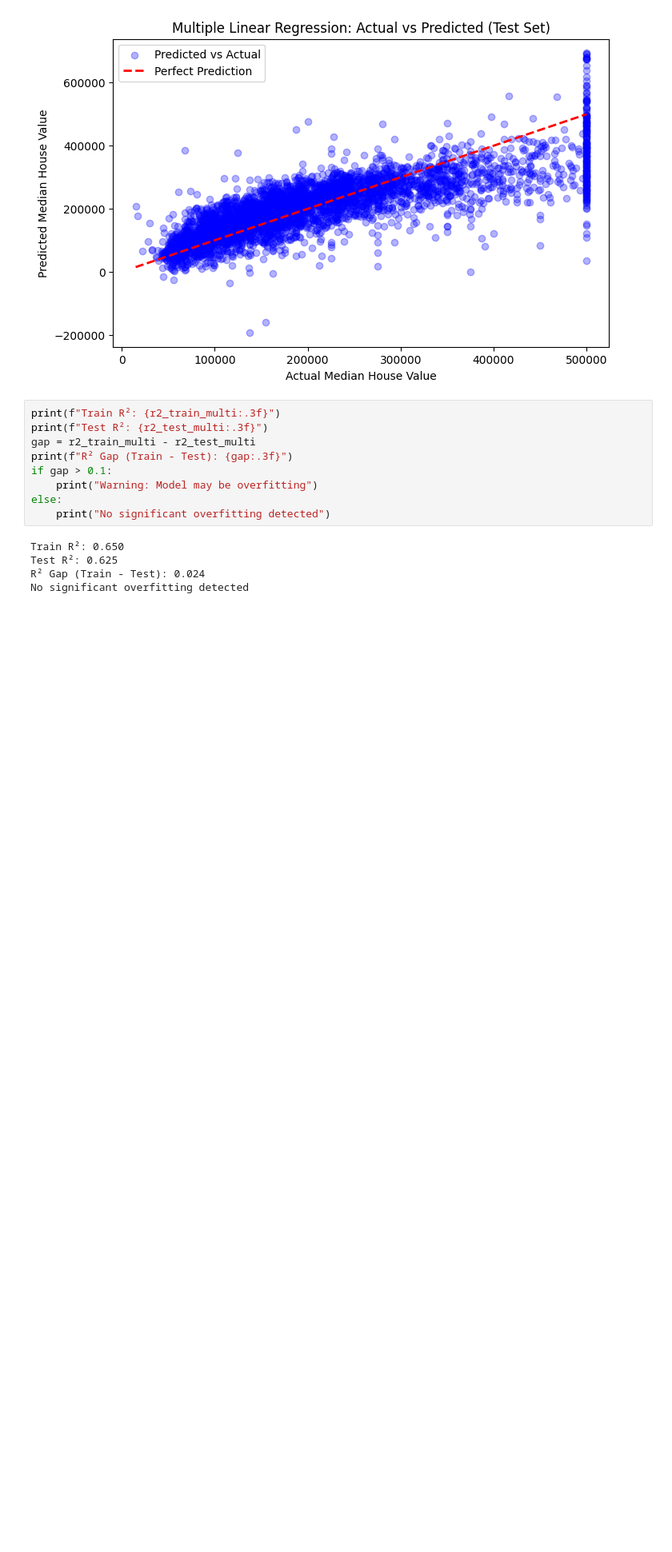
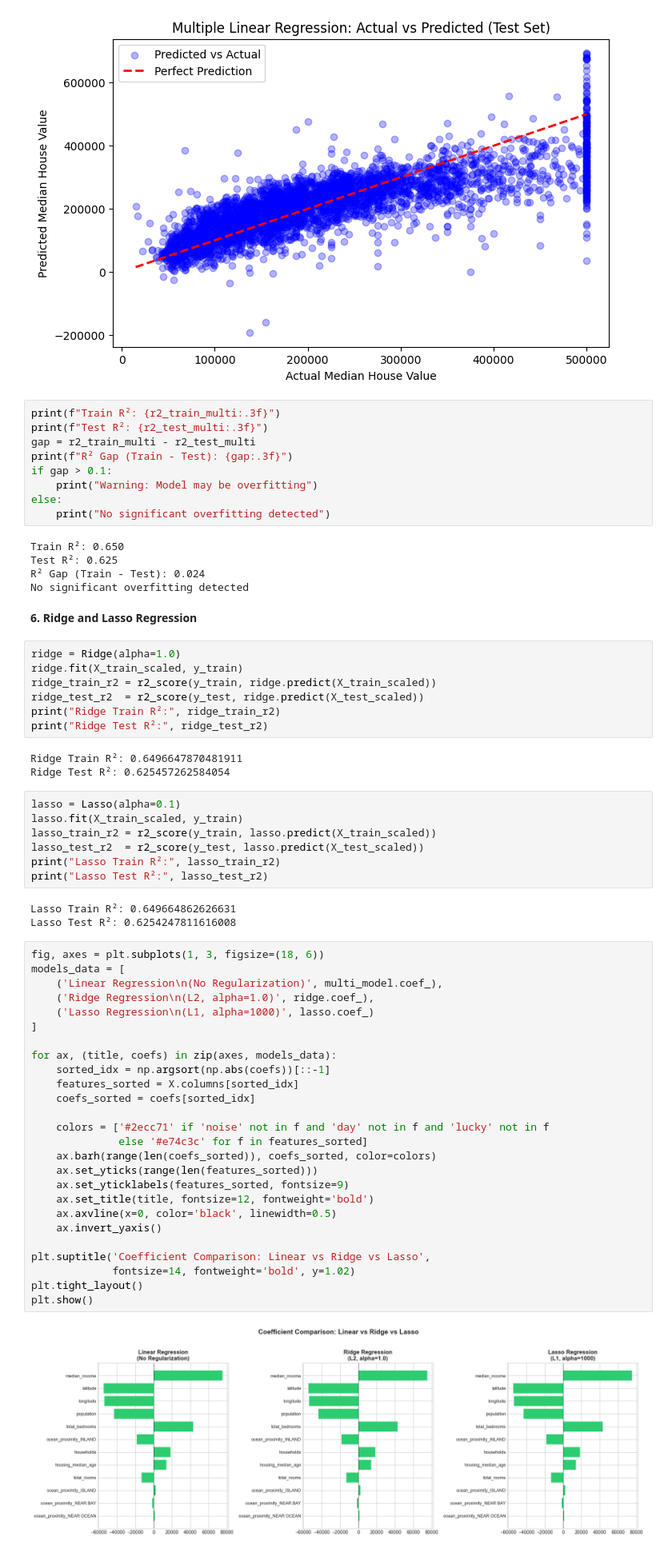
Before and after one commit to MMujtabaX/California-Housing-Price-Regression, a Jupyter notebook: regression.ipynb, the cells around one changed output. Shown at 80% size. Saved outputs shown, nothing was run; the diff lists cells and outputs as text; blank space fills up the shorter version.

Commit message:
Apply Ridge and Lasso regression, compare coefficients and tune alpha

```diff
--- a/regression.ipynb
+++ b/regression.ipynb
@@ -283,3 +285,53 @@ Train R²: 0.650
 Test R²: 0.625
 R² Gap (Train - Test): 0.024
 No significant overfitting detected
+# %% [markdown]
+**6. Ridge and Lasso Regression**
+# %%
+ridge = Ridge(alpha=1.0)
+ridge.fit(X_train_scaled, y_train)
+ridge_train_r2 = r2_score(y_train, ridge.predict(X_train_scaled))
+ridge_test_r2  = r2_score(y_test, ridge.predict(X_test_scaled))
+print("Ridge Train R²:", ridge_train_r2)
+print("Ridge Test R²:", ridge_test_r2)
+# %% [output]
+Ridge Train R²: 0.6496647870481911
+Ridge Test R²: 0.625457262584054
+# %%
+lasso = Lasso(alpha=0.1)
+lasso.fit(X_train_scaled, y_train)
+lasso_train_r2 = r2_score(y_train, lasso.predict(X_train_scaled))
+lasso_test_r2  = r2_score(y_test, lasso.predict(X_test_scaled))
+print("Lasso Train R²:", lasso_train_r2)
+print("Lasso Test R²:", lasso_test_r2)
+# %% [output]
+Lasso Train R²: 0.649664862626631
+Lasso Test R²: 0.6254247811616008
+# %%
+fig, axes = plt.subplots(1, 3, figsize=(18, 6))
+models_data = [
+    ('Linear Regression\n(No Regularization)', multi_model.coef_),
+    ('Ridge Regression\n(L2, alpha=1.0)', ridge.coef_),
+    ('Lasso Regression\n(L1, alpha=1000)', lasso.coef_)
+]
+
+for ax, (title, coefs) in zip(axes, models_data):
+    sorted_idx = np.argsort(np.abs(coefs))[::-1]
+    features_sorted = X.columns[sorted_idx]
+    coefs_sorted = coefs[sorted_idx]
+
+    colors = ['#2ecc71' if 'noise' not in f and 'day' not in f and 'lucky' not in f
+              else '#e74c3c' for f in features_sorted]
+    ax.barh(range(len(coefs_sorted)), coefs_sorted, color=colors)
+    ax.set_yticks(range(len(features_sorted)))
+    ax.set_yticklabels(features_sorted, fontsize=9)
+    ax.set_title(title, fontsize=12, fontweight='bold')
+    ax.axvline(x=0, color='black', linewidth=0.5)
+    ax.invert_yaxis()
+
+plt.suptitle('Coefficient Comparison: Linear vs Ridge vs Lasso',
+             fontsize=14, fontweight='bold', y=1.02)
+plt.tight_layout()
+plt.show()
+# %% [output]
+[figure, added]
```
Also changed, not shown: parts of 12 cells of this notebook.
